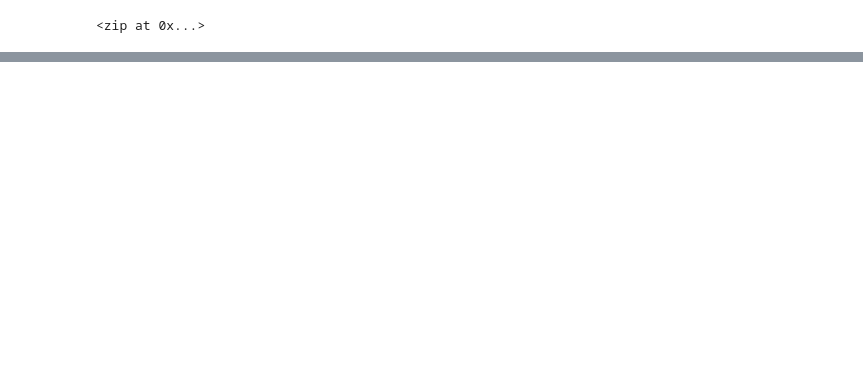
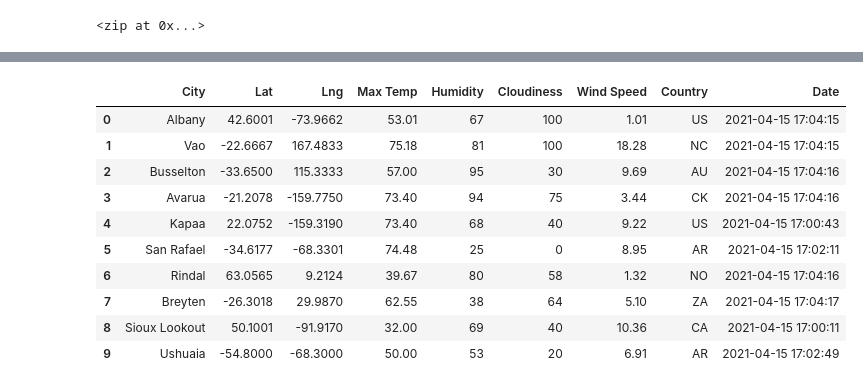
Before and after one commit to drewholt12/World_Weather_Analysis, a Jupyter notebook: WeatherPy.ipynb, the cells around one changed output, grey strips where cells are left out. Cells and saved outputs as stored; diff of their text form; code cells hidden in the pictures; blank space fills up the shorter version.

Commit message:
update gitignore, weatherpy, add weather/data

```diff
--- a/WeatherPy.ipynb
+++ b/WeatherPy.ipynb
@@ -32,0 +36,4 @@ len(cities)
+# %%
+# Starting URL for Weather Map API Call.
+url = "http://api.openweathermap.org/data/2.5/weather?units=Imperial&APPID=" + weather_api_key
+print(url)
@@ -32,0 +42,4 @@ len(cities)
+# %%
+# Make a 'Get' request for the city weather.
+city_weather = requests.get(city_url)
+city_weather
@@ -32,0 +126,16 @@ len(cities)
+# %%
+# Convert th array of dictionaries to a Pandas dataframe.
+city_data_df = pd.DataFrame(city_data)
+city_data_df.head(10)
+# %% [output]
+|  | City | Lat | Lng | Max Temp | Humidity | Cloudiness | Wind Speed | Country | Date |
+| 0 | Albany | 42.6001 | -73.9662 | 53.01 | 67 | 100 | 1.01 | US | 2021-04-15 17:04:15 |
+| 1 | Vao | -22.6667 | 167.4833 | 75.18 | 81 | 100 | 18.28 | NC | 2021-04-15 17:04:15 |
+| 2 | Busselton | -33.6500 | 115.3333 | 57.00 | 95 | 30 | 9.69 | AU | 2021-04-15 17:04:16 |
+| 3 | Avarua | -21.2078 | -159.7750 | 73.40 | 94 | 75 | 3.44 | CK | 2021-04-15 17:04:16 |
+| 4 | Kapaa | 22.0752 | -159.3190 | 73.40 | 68 | 40 | 9.22 | US | 2021-04-15 17:00:43 |
+| 5 | San Rafael | -34.6177 | -68.3301 | 74.48 | 25 | 0 | 8.95 | AR | 2021-04-15 17:02:11 |
+| 6 | Rindal | 63.0565 | 9.2124 | 39.67 | 80 | 58 | 1.32 | NO | 2021-04-15 17:04:16 |
+| 7 | Breyten | -26.3018 | 29.9870 | 62.55 | 38 | 64 | 5.10 | ZA | 2021-04-15 17:04:17 |
+| 8 | Sioux Lookout | 50.1001 | -91.9170 | 32.00 | 69 | 40 | 10.36 | CA | 2021-04-15 17:00:11 |
+| 9 | Ushuaia | -54.8000 | -68.3000 | 50.00 | 53 | 20 | 6.91 | AR | 2021-04-15 17:02:49 |
```
Also changed, not shown: parts of 7 cells of this notebook, 2 other files.
